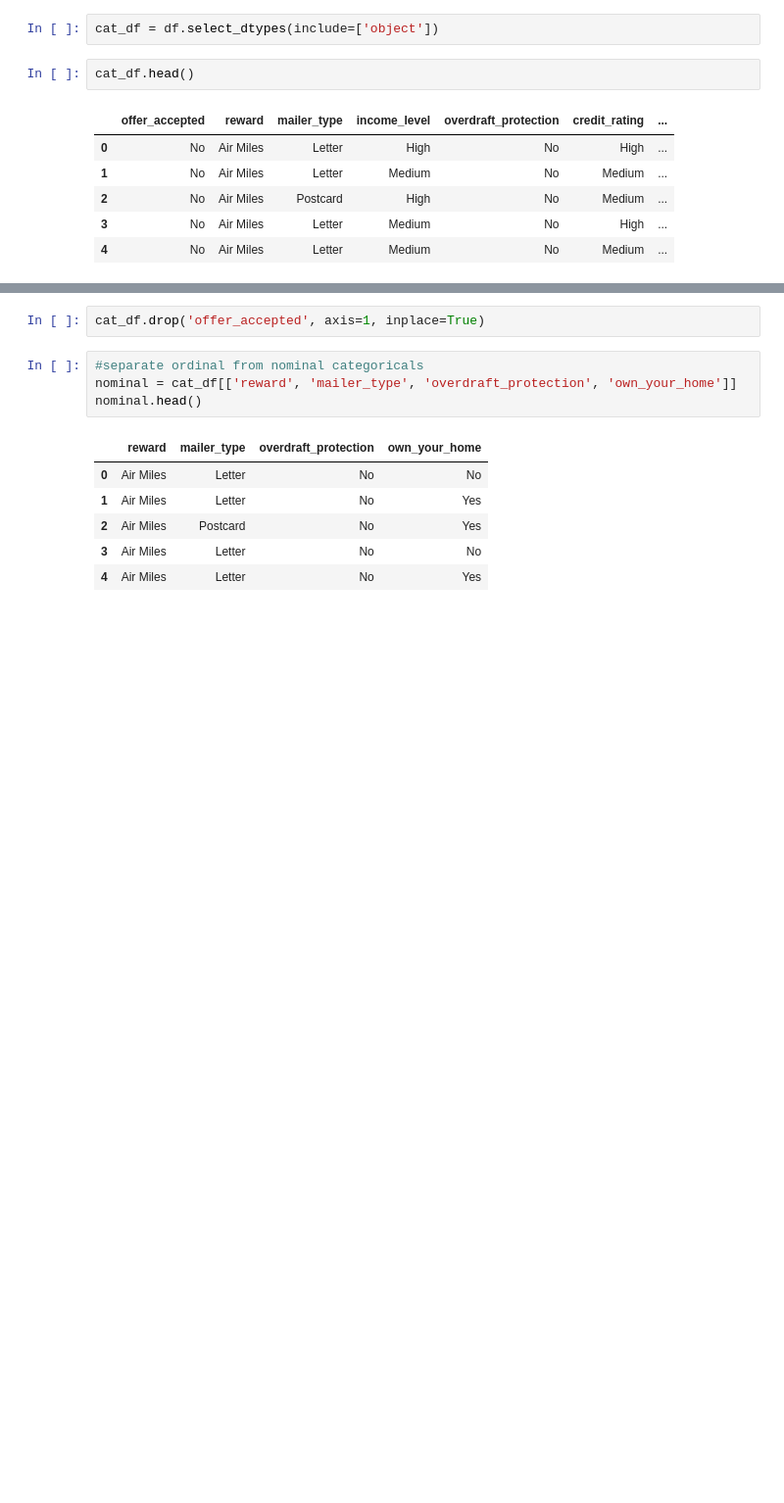
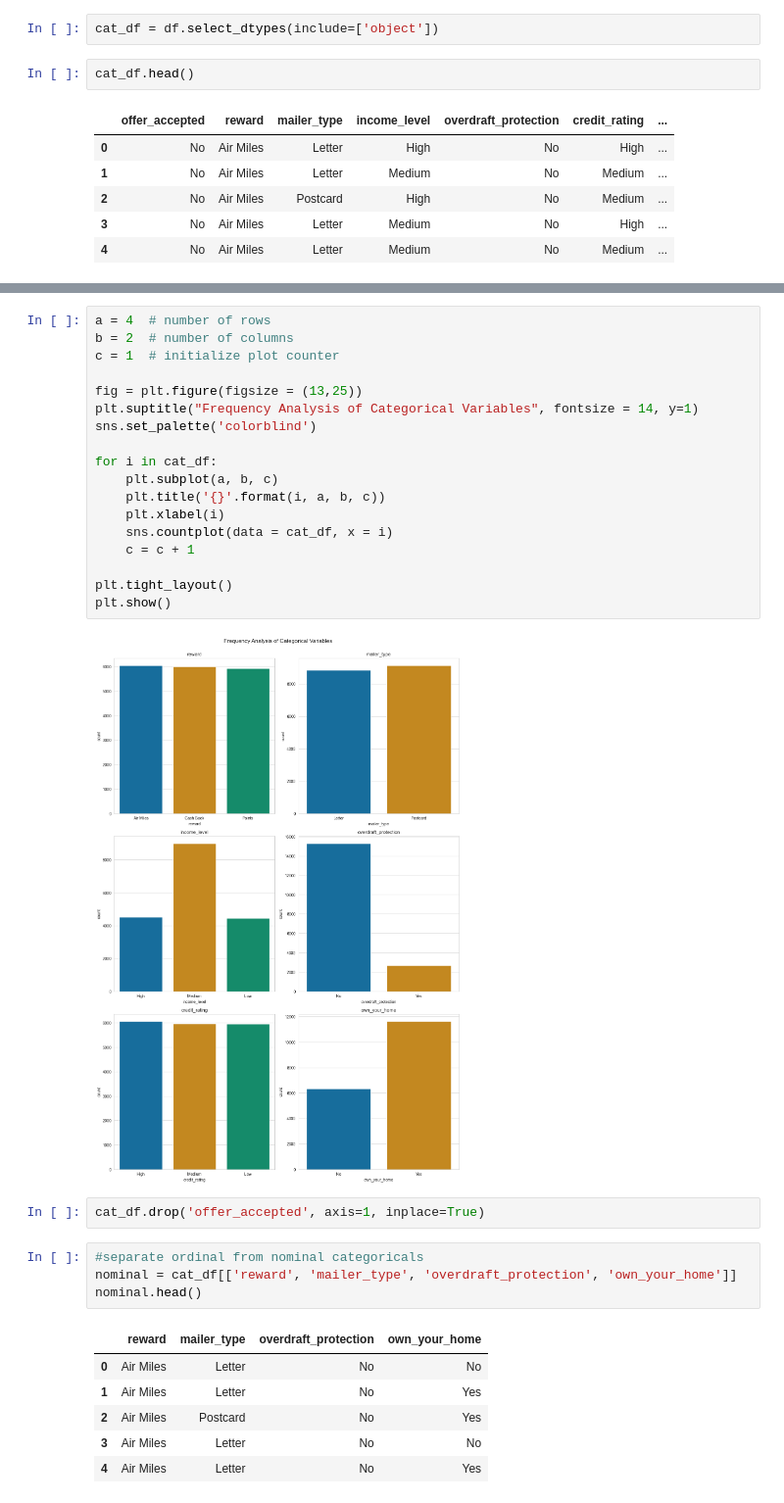
Before and after one commit to ocaoimh/hrc-mid-bootcamp-project, a Jupyter notebook: python/Exploring_cleaning_data.ipynb, the cells around one changed output, grey strips where cells are left out. Shown at 98% size. Drawn from its saved outputs; the diff is of its cells as text; blank space fills up the shorter version.

Commit message:
add histplot for categorical vars
-plot
- clean df to csv
- X and y to csv w/o index

```diff
--- a/python/Exploring_cleaning_data.ipynb
+++ b/python/Exploring_cleaning_data.ipynb
@@ -225,3 +227,23 @@ NameError: name 'y' is not defined
+# %%
+a = 4  # number of rows
+b = 2  # number of columns
+c = 1  # initialize plot counter
+
+fig = plt.figure(figsize = (13,25))
+plt.suptitle("Frequency Analysis of Categorical Variables", fontsize = 14, y=1)
+sns.set_palette('colorblind')
+
+for i in cat_df:
+    plt.subplot(a, b, c)
+    plt.title('{}'.format(i, a, b, c))
+    plt.xlabel(i)
+    sns.countplot(data = cat_df, x = i)
+    c = c + 1
+
+plt.tight_layout()
+plt.show()
+# %% [output]
+[figure, added]
 # %%
 cat_df.drop('offer_accepted', axis=1, inplace=True)
 # %%
```
Also changed, not shown: parts of 6 cells of this notebook, 5 other files.
